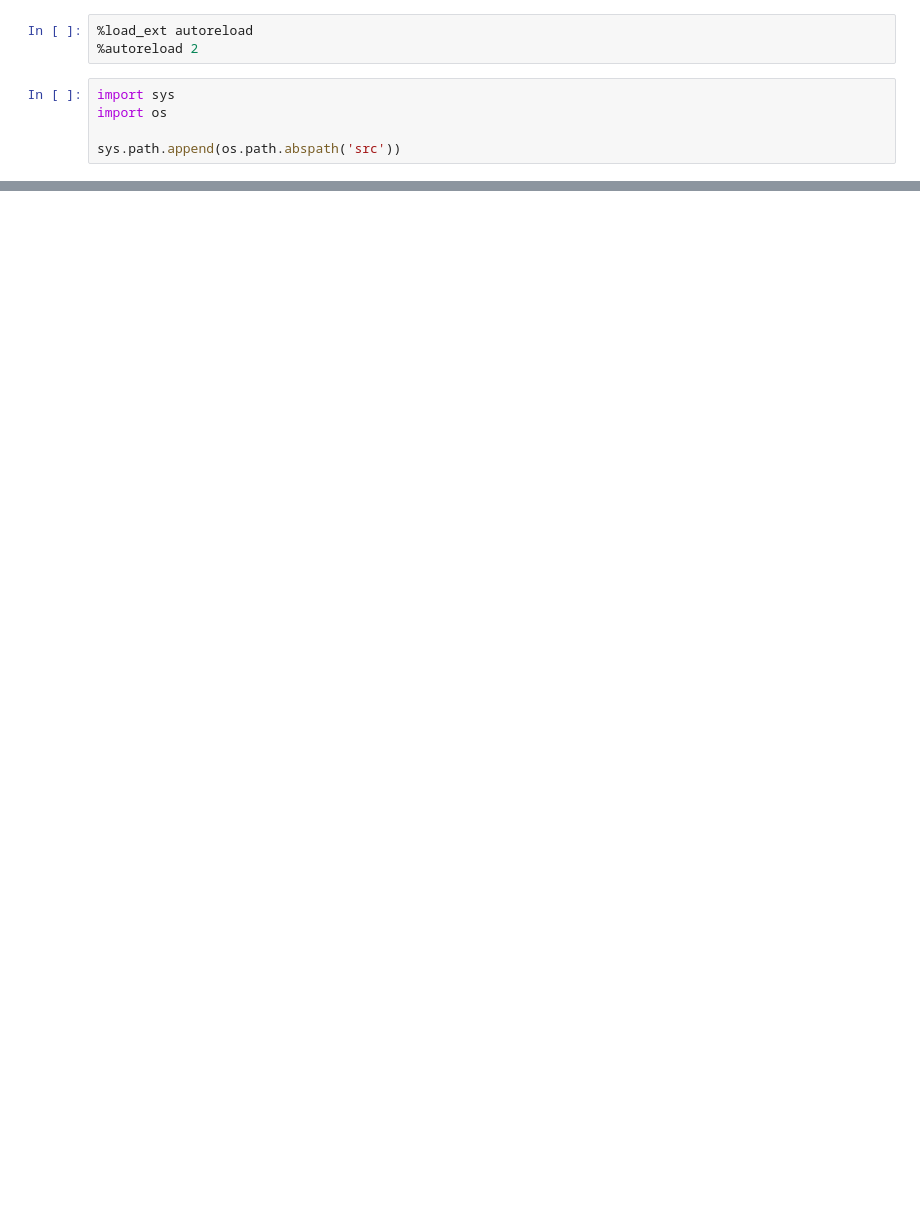
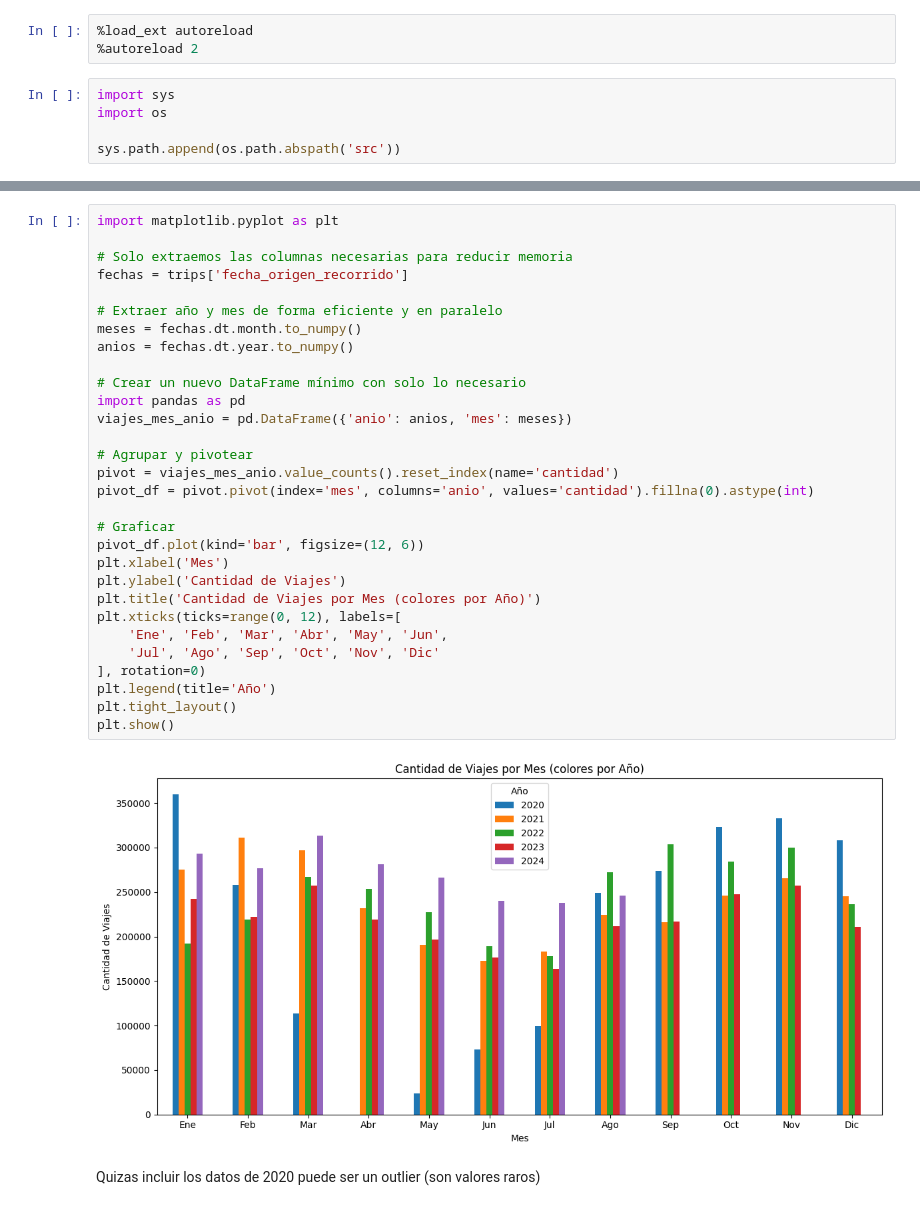
Before and after one commit to mattemusacchio/ML_Bicis, a Jupyter notebook: data_exploring.ipynb, the cells around one changed output, grey strips where cells are left out. Saved outputs shown, nothing was run; the diff lists cells and outputs as text; blank space fills up the shorter version.

Commit message:
data exploring y uso de parquet (no me deja instalarlo)

```diff
--- a/data_exploring.ipynb
+++ b/data_exploring.ipynb
@@ -97,0 +87,34 @@ trips_2024_test.to_csv('data/processed/trips_test.csv', index=False)
+# %%
+import matplotlib.pyplot as plt
+
+# Solo extraemos las columnas necesarias para reducir memoria
+fechas = trips['fecha_origen_recorrido']
+
+# Extraer año y mes de forma eficiente y en paralelo
+meses = fechas.dt.month.to_numpy()
+anios = fechas.dt.year.to_numpy()
+
+# Crear un nuevo DataFrame mínimo con solo lo necesario
+import pandas as pd
+viajes_mes_anio = pd.DataFrame({'anio': anios, 'mes': meses})
+
+# Agrupar y pivotear
+pivot = viajes_mes_anio.value_counts().reset_index(name='cantidad')
+pivot_df = pivot.pivot(index='mes', columns='anio', values='cantidad').fillna(0).astype(int)
+
+# Graficar
+pivot_df.plot(kind='bar', figsize=(12, 6))
+plt.xlabel('Mes')
+plt.ylabel('Cantidad de Viajes')
+plt.title('Cantidad de Viajes por Mes (colores por Año)')
+plt.xticks(ticks=range(0, 12), labels=[
+    'Ene', 'Feb', 'Mar', 'Abr', 'May', 'Jun',
+    'Jul', 'Ago', 'Sep', 'Oct', 'Nov', 'Dic'
+], rotation=0)
+plt.legend(title='Año')
+plt.tight_layout()
+plt.show()
+# %% [output]
+[figure, added]
+# %% [markdown]
+Quizas incluir los datos de 2020 puede ser un outlier (son valores raros)
```
Also changed, not shown: parts of 19 cells of this notebook, 1 other file.
